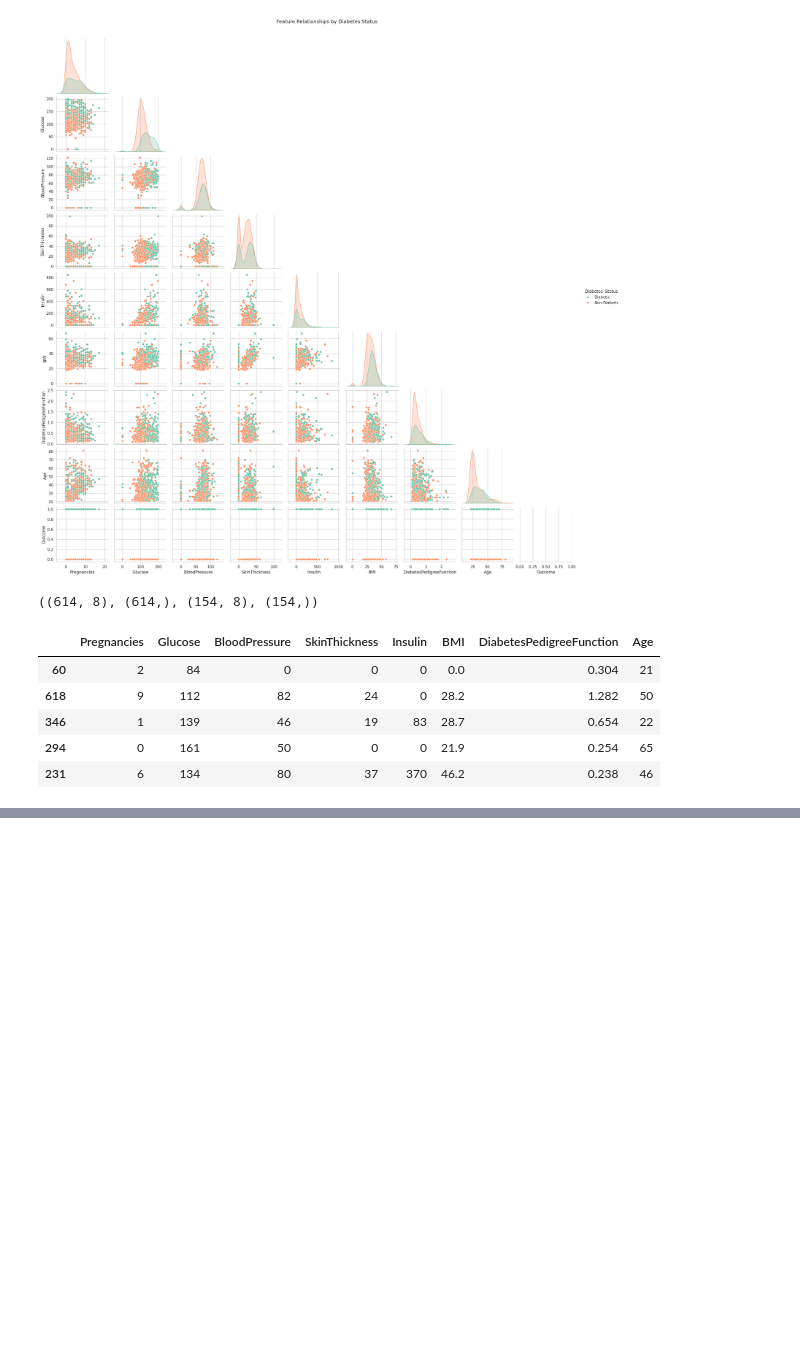
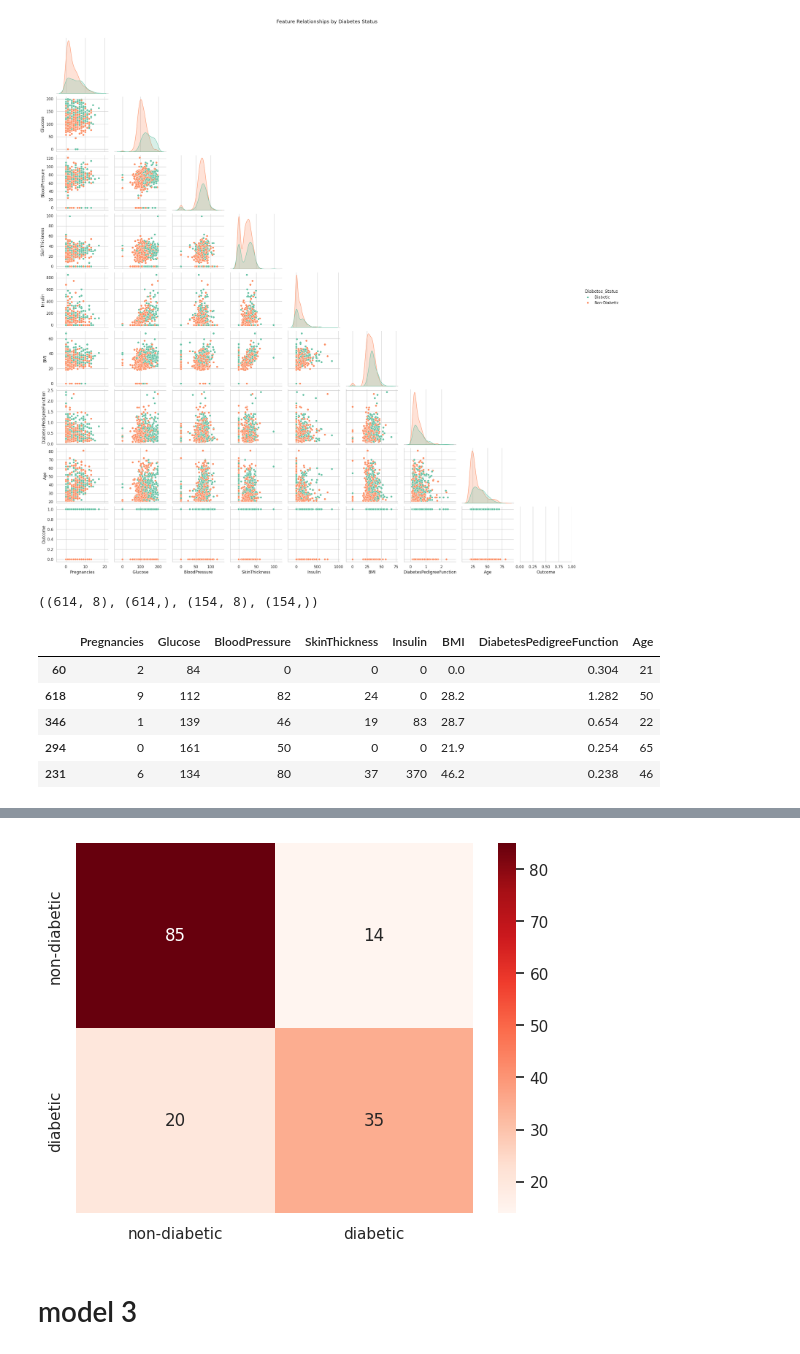
Before and after one commit to Harshkotkar/Deep-Learning, a Jupyter notebook: Indian_Diabetes.ipynb, the cells around one changed output, grey strips where cells are left out. Saved outputs shown, nothing was run; the diff lists cells and outputs as text; code cells hidden in the pictures; blank space fills up the shorter version.

```diff
--- a/Indian_Diabetes.ipynb
+++ b/Indian_Diabetes.ipynb
@@ -178,0 +356,3 @@ model.compile(optimizer=tf.keras.optimizers.Adam(learning_rate=0.01),
+# %%
+y_pred=model.predict(X_test)
+y_pred_classes=(y_pred>0.5).astype("int32")
@@ -178,0 +375,8 @@ model.compile(optimizer=tf.keras.optimizers.Adam(learning_rate=0.01),
+# %%
+cm=confusion_matrix(Y_test,y_pred_classes)
+sns.heatmap(cm,annot=True,cmap="Reds",xticklabels=["non-diabetic","diabetic"],yticklabels=["non-diabetic","diabetic"])
+plt.show()
+# %% [output]
+[figure, added]
+# %% [markdown]
+# model 3
```
Also changed, not shown: parts of 30 cells of this notebook.
